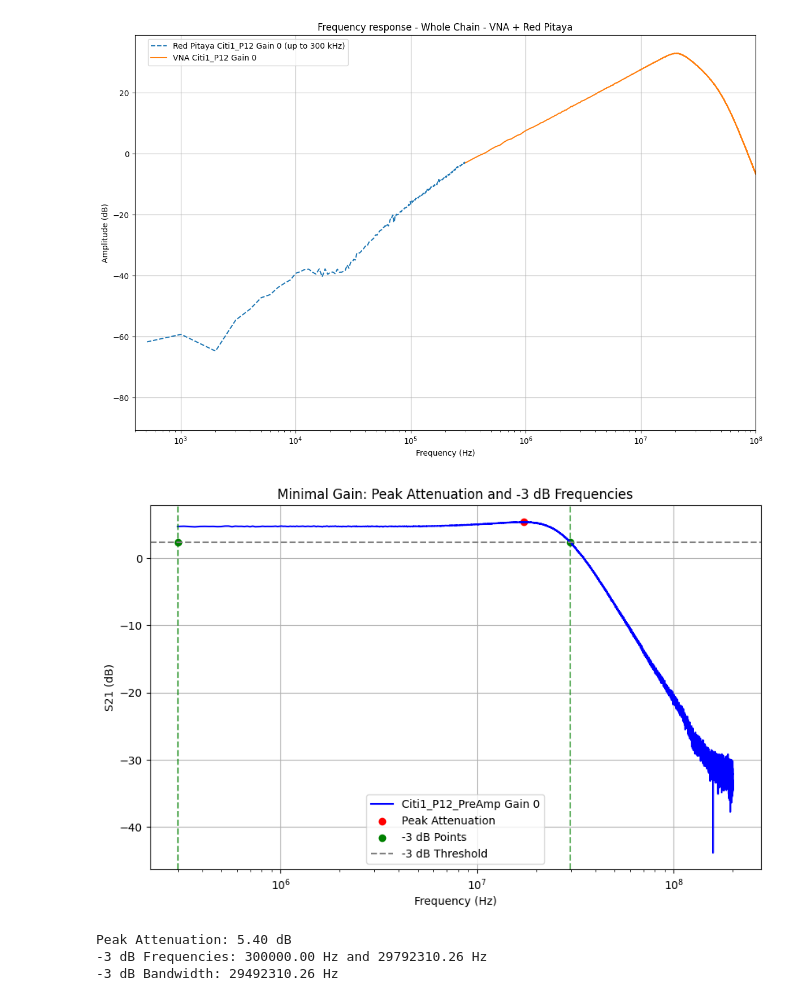
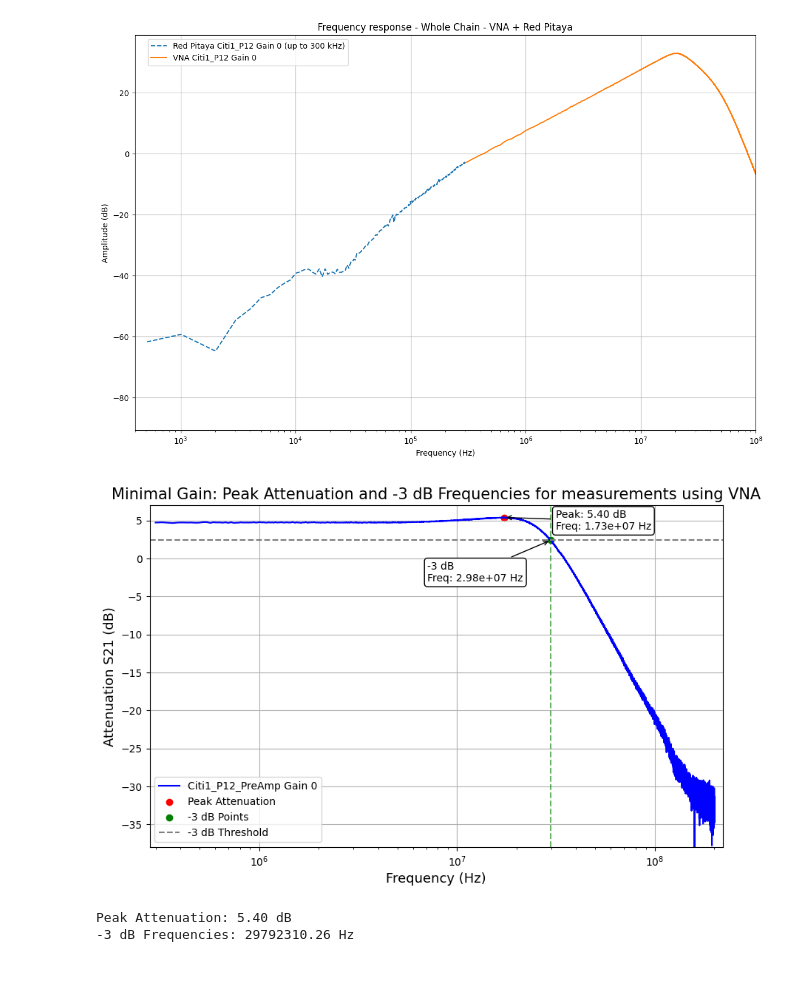
Before and after one commit to Lautaro-Silva/Laboratorio_6_7_ITeDA, a Jupyter notebook: Etapa Final de Proyecto/data_analysis_final_VNA+Pitaya.ipynb, the cells around one changed output. Drawn from its saved outputs; the diff is of its cells as text; code cells hidden in the pictures; blank space fills up the shorter version.

```diff
--- a/Etapa Final de Proyecto/data_analysis_final_VNA+Pitaya.ipynb
+++ b/Etapa Final de Proyecto/data_analysis_final_VNA+Pitaya.ipynb
@@ -672,46 +678,62 @@ peak_attenuation = max(attenuations)
 threshold = peak_attenuation - 3
 
 # Identify frequencies where attenuation is closest to the threshold
 below_threshold = attenuations >= threshold
 indices = below_threshold[below_threshold].index
 
 # Find the frequencies corresponding to -3 dB points
-f_lower = frequencies.iloc[indices[0]] if len(indices) > 0 else None
 f_upper = frequencies.iloc[indices[-1]] if len(indices) > 0 else None
 
 # Plot the data
 plt.figure(figsize=(10, 6))
 plt.plot(frequencies, attenuations, label="Citi1_P12_PreAmp Gain 0", color="blue")
 
 # Highlight the peak
 plt.scatter([frequencies[attenuations.idxmax()]], [peak_attenuation], color="red", label="Peak Attenuation")
+plt.annotate(
+    f"Peak: {peak_attenuation:.2f} dB\nFreq: {frequencies[attenuations.idxmax()]:.2e} Hz",
+    xy=(frequencies[attenuations.idxmax()], peak_attenuation),
+    xytext=(50, -12),
+    textcoords='offset points',
+    arrowprops=dict(facecolor='black', arrowstyle='->'),
+    fontsize=10,
+    bbox=dict(facecolor='white', edgecolor='black', boxstyle='round,pad=0.3')
+)
 
 # Highlight -3 dB points
-if f_lower:
-    plt.scatter([f_lower, f_upper], [threshold, threshold], color="green", label="-3 dB Points")
-    plt.axvline(f_lower, color="green", linestyle="--", alpha=0.6)
+if f_upper:
+    plt.scatter([f_upper], [threshold], color="green", label="-3 dB Points")
     plt.axvline(f_upper, color="green", linestyle="--", alpha=0.6)
+    plt.annotate(
+        f"-3 dB\nFreq: {f_upper:.2e} Hz",
+        xy=(f_upper, threshold),
+        xytext=(-120, -40),
+        textcoords='offset points',
+        arrowprops=dict(facecolor='black', arrowstyle='->'),
+        fontsize=10,
+        bbox=dict(facecolor='white', edgecolor='black', boxstyle='round,pad=0.3')
+    )
 
 # Customize plot
-plt.xlabel("Frequency (Hz)")
+plt.title("Minimal Gain: Peak Attenuation and -3 dB Frequencies for measurements using VNA", fontsize=15)
+plt.xlabel('Frequency (Hz)', fontsize=13)
+plt.ylabel('Attenuation S21 (dB)', fontsize=13)
+plt.ylim(-38, 7)
+plt.xlim(2.8e5, 2.2e8)
 plt.xscale('log')
-plt.ylabel("S21 (dB)")
-plt.title("Minimal Gain: Peak Attenuation and -3 dB Frequencies")
 plt.axhline(threshold, color="gray", linestyle="--", label="-3 dB Threshold")
 plt.legend()
-plt.grid()
+plt.grid(True)
+plt.savefig('analisis_vna_preamp.pdf', dpi=1000)
 plt.show()
 
 # Output the results
 print(f"Peak Attenuation: {peak_attenuation:.2f} dB")
-if f_lower and f_upper:
-    print(f"-3 dB Frequencies: {f_lower:.2f} Hz and {f_upper:.2f} Hz")
-    bandwidth = f_upper - f_lower
-    print(f"-3 dB Bandwidth: {bandwidth:.2f} Hz")
+if f_upper:
+    print(f"-3 dB Frequencies: {f_upper:.2f} Hz")
 else:
     print("Could not determine -3 dB frequencies.")
 # %% [output]
-[figure, old version]
+[figure, new version]
 Peak Attenuation: 5.40 dB
--3 dB Frequencies: 300000.00 Hz and 29792310.26 Hz
--3 dB Bandwidth: 29492310.26 Hz
+-3 dB Frequencies: 29792310.26 Hz
```
Also changed, not shown: parts of 8 cells of this notebook, 28 other files.
